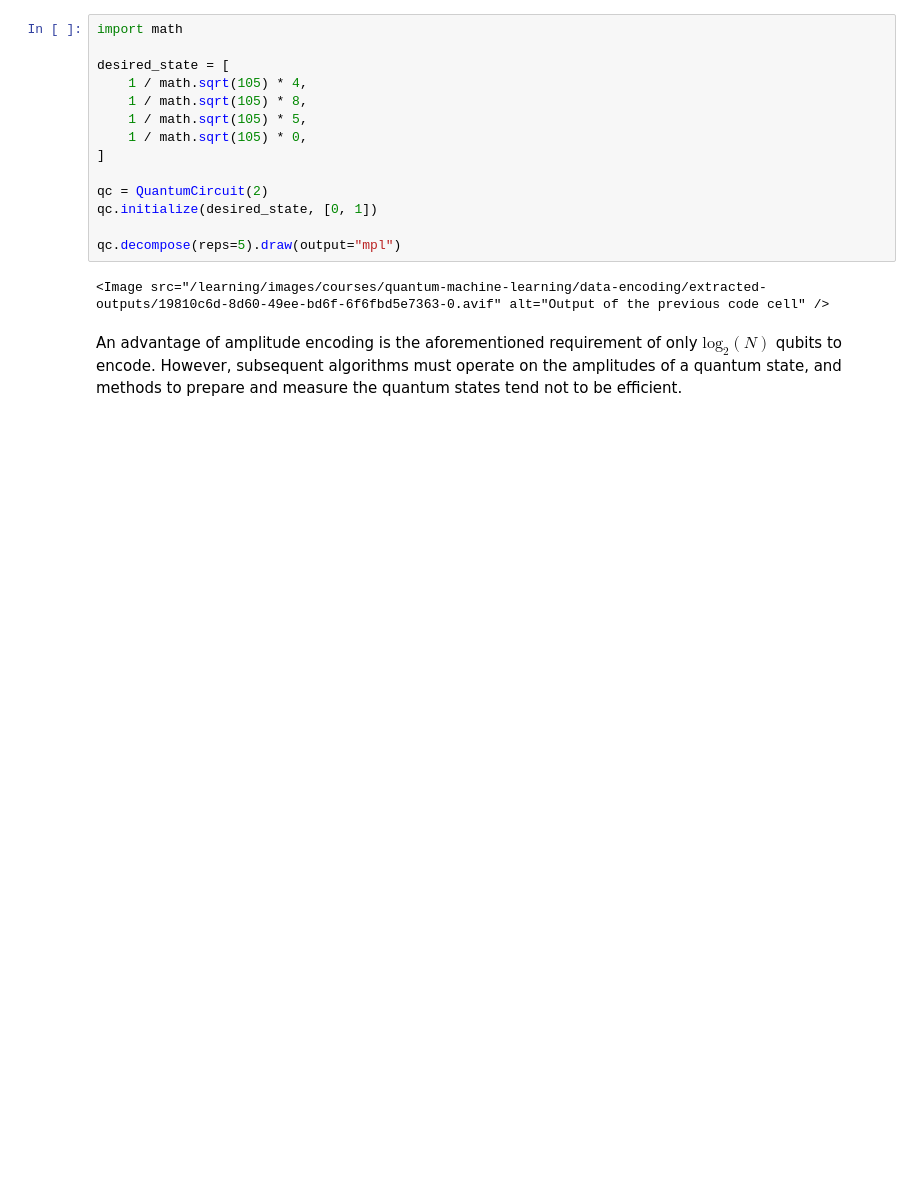
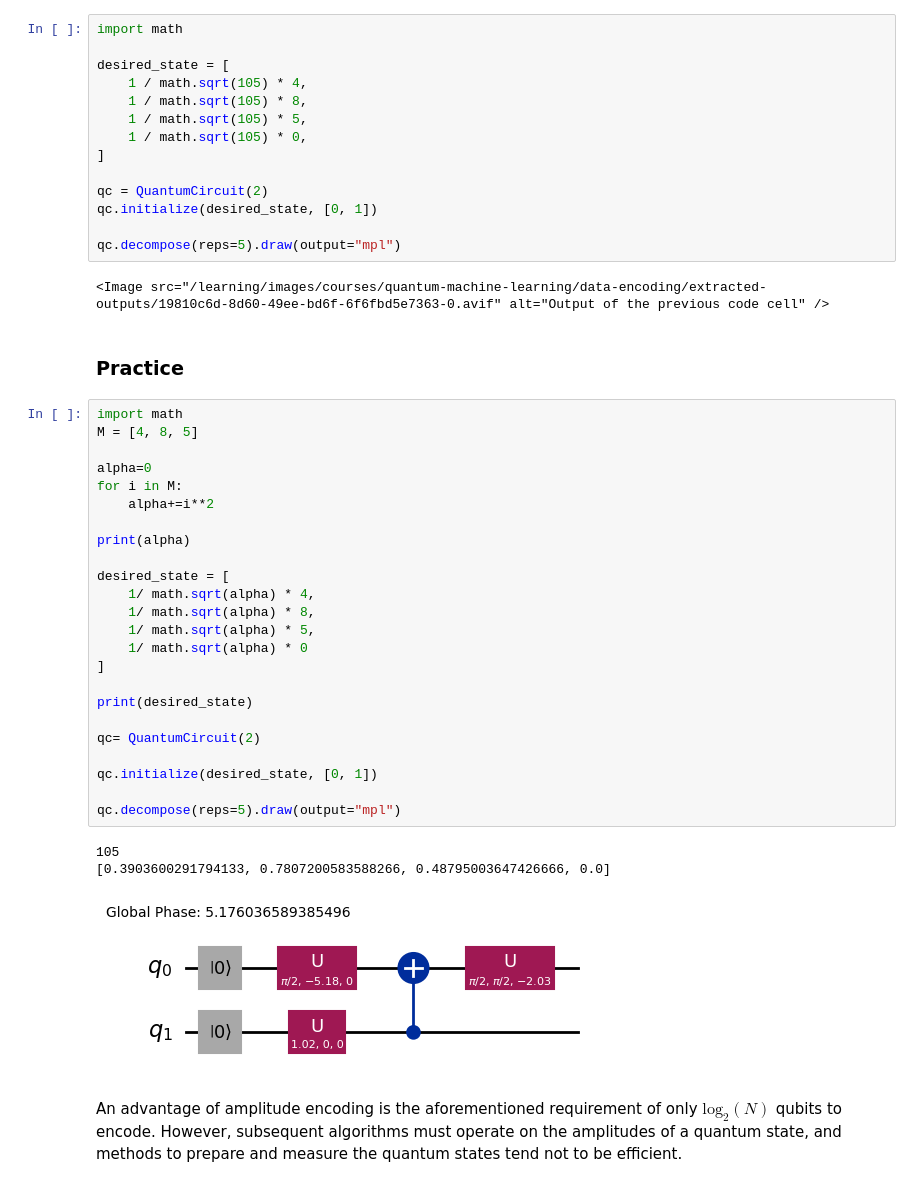
Before and after one commit to Virendra513/QML1, a Jupyter notebook: QML/data-encoding.ipynb, the cells around one changed output. Cells and saved outputs as stored; diff of their text form; blank space fills up the shorter version.

```diff
--- a/QML/data-encoding.ipynb
+++ b/QML/data-encoding.ipynb
@@ -228,6 +228,36 @@ qc.initialize(desired_state, [0, 1])
 qc.decompose(reps=5).draw(output="mpl")
 # %% [output]
 <Image src="/learning/images/courses/quantum-machine-learning/data-encoding/extracted-outputs/19810c6d-8d60-49ee-bd6f-6f6fbd5e7363-0.avif" alt="Output of the previous code cell" />
+# %% [markdown]
+### Practice
+# %%
+import math
+M = [4, 8, 5]
+
+alpha=0
+for i in M:
+    alpha+=i**2
+
+print(alpha)
+
+desired_state = [
+    1/ math.sqrt(alpha) * 4,
+    1/ math.sqrt(alpha) * 8,
+    1/ math.sqrt(alpha) * 5,
+    1/ math.sqrt(alpha) * 0
+]
+
+print(desired_state)
+
+qc= QuantumCircuit(2)
+
+qc.initialize(desired_state, [0, 1])
+
+qc.decompose(reps=5).draw(output="mpl")
+# %% [output]
+105
+[0.3903600291794133, 0.7807200583588266, 0.48795003647426666, 0.0]
+[figure, added]
 # %% [markdown]
 An advantage of amplitude encoding is the aforementioned requirement of only $\mathrm{log}_2(N)$ qubits to encode. However, subsequent algorithms must operate on the amplitudes of a quantum state, and methods to prepare and measure the quantum states tend not to be efficient.
 # %% [markdown]
```
